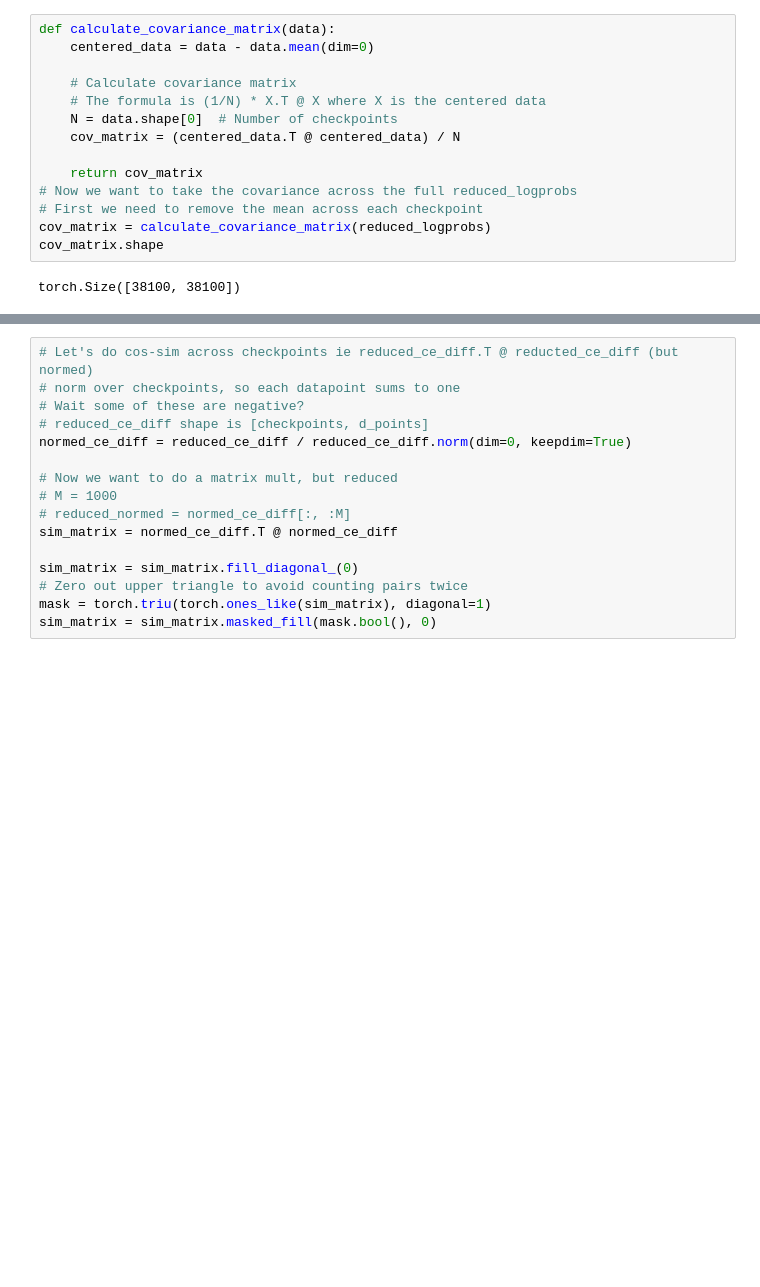
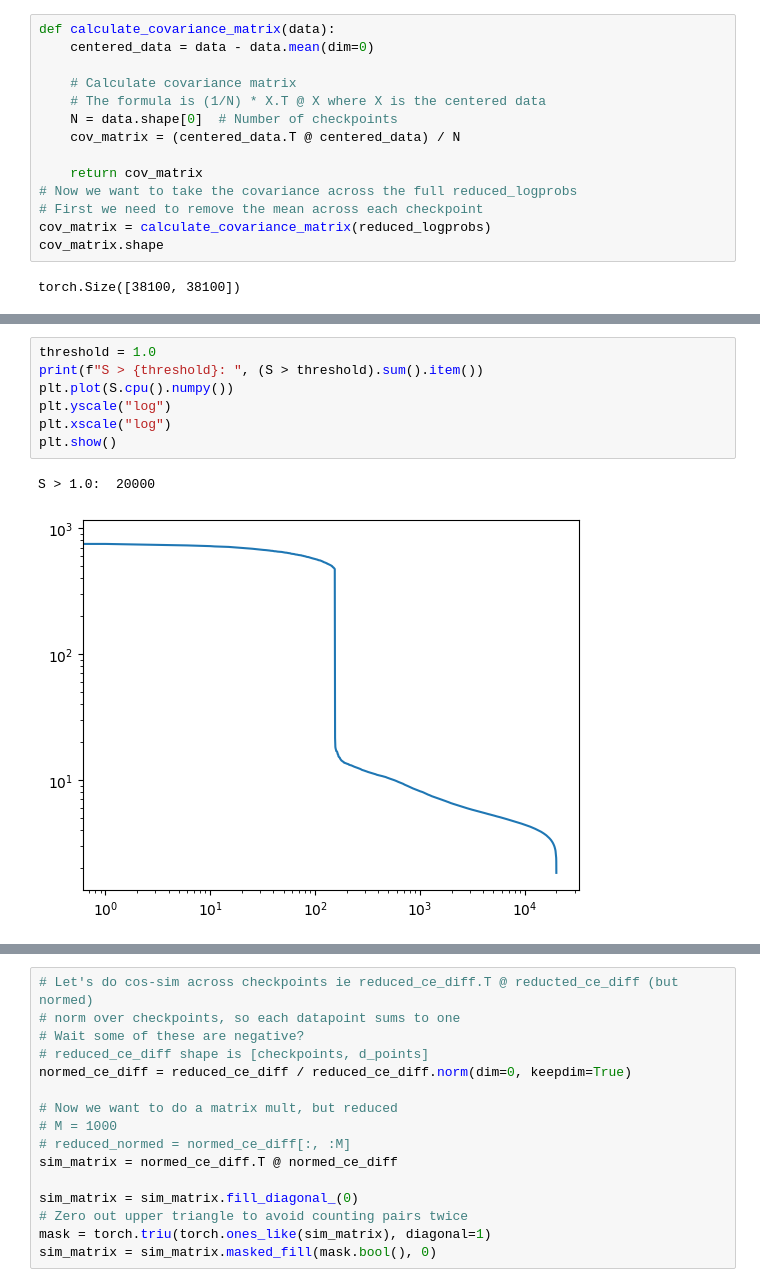
Before and after one commit to loganriggs/renormalization_interp, a Jupyter notebook: datapoint_sim.ipynb, the cells around one changed output, grey strips where cells are left out. Drawn from its saved outputs; the diff is of its cells as text; blank space fills up the shorter version.

```diff
--- a/datapoint_sim.ipynb
+++ b/datapoint_sim.ipynb
@@ -128,0 +134,10 @@ torch.Size([38100, 38100])
+# %%
+threshold = 1.0
+print(f"S > {threshold}: ", (S > threshold).sum().item())
+plt.plot(S.cpu().numpy())
+plt.yscale("log")
+plt.xscale("log")
+plt.show()
+# %% [output]
+S > 1.0:  20000
+[figure, added]
```
Also changed, not shown: parts of 17 cells of this notebook.
